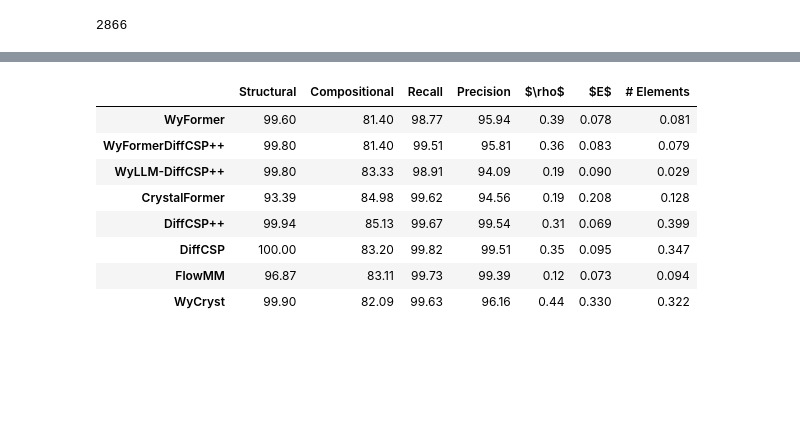
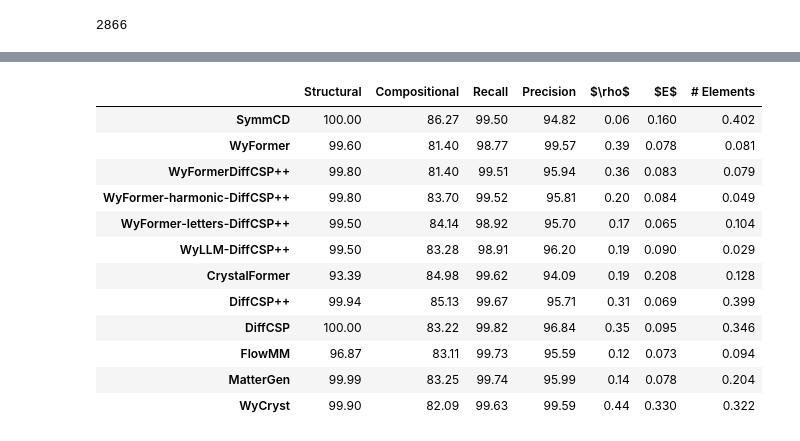
Before and after one commit to YamamotoTomiya/WyckoffTransformer, a Jupyter notebook: ICML_eval/MP_20_paper_eval.ipynb, the cells around one changed output, grey strips where cells are left out. Saved outputs shown, nothing was run; the diff lists cells and outputs as text; code cells hidden in the pictures; blank space fills up the shorter version.

```diff
--- a/ICML_eval/MP_20_paper_eval.ipynb
+++ b/ICML_eval/MP_20_paper_eval.ipynb
@@ -55,6 +56,5 @@ raw_datasets = {
 # %%
 all_datasets = load_all_from_config(
     datasets=list(datasets.values()) + list(raw_datasets.values()) + \
-        # [("split", "train"), ("split", "val"), ("split", "test"), ("WyckoffTransformer", "CrySPR", "CHGNet_fix")],
-        [("split", "train"), ("split", "val"), ("split", "test"), ("MatterGen", "CHGNet_fix")],
+        [("split", "train"), ("split", "val"), ("split", "test"), ("WyckoffTransformer", "CrySPR", "CHGNet_fix")],
     dataset_name="mp_20")
@@ -221,4 +244 @@ MatterGen unique: 1000 / 1000 = 100.000%
 | train | 100.0 | 0.201 | 100.0 | 89.9 | 99.9 | 96.683617 | 0.083239 | 0.038549 | ... |
-# %%
-for name, transformations in tqdm([("train", ("split", "train"))]+list(datasets.items())):
-    print(f"{name} {transformations}S.U.N. = {table.loc[name, 'S.U.N. (%)']:.2f}%")
@@ -317,0 +245,17 @@ MatterGen unique: 1000 / 1000 = 100.000%
+# %%
+import numpy as np
+def get_observation(name, column, n_structures=1000):
+    all_observations = np.zeros(n_structures)
+    all_observations[:int(table.at[name, column])] = 1.
+    return all_observations
+
+def compare_binary_columns(name1, name2, column):
+    obs1 = get_observation(name1, column)
+    obs2 = get_observation(name2, column)
+    return ttest_ind(obs1, obs2)
+
+for name in datasets:
+    try:
+        print(name, compare_binary_columns("WyForDiffCSP++", name, "Novel Uniques Templates (#)").pvalue)
+    except ValueError:
+        print(f"Failed to compare {name} with WyForDiffCSP++ for Novel Uniques Templates (#)")
@@ -500,7 +436,7 @@ cdvae_table = pd.DataFrame(index=pd.Index(datasets.keys(), tupleize_cols=False),
         "Structural", "Compositional",
         "Recall", "Precision",
         r"$\rho$", "$E$", "# Elements"])
-sample_size = 992
+sample_size_for_precision = 1000
 for name, transformations in tqdm(datasets.items()):
     dataset = all_datasets[transformations]
     if "structure" in dataset.data.columns:
@@ -508,12 +444,15 @@ for name, transformations in tqdm(datasets.items()):
         cdvae_table.loc[name, "Structural"] = 100*dataset.data.structural_validity.mean()
         valid = dataset.data[dataset.data.naive_validity]
         cov_metrics = raw_test_evaluator.get_coverage(valid.cdvae_crystal)
+        if len(valid) > sample_size_for_precision:
+            valid_precision_sample = valid.sample(sample_size_for_precision, random_state=42, replace=False)
+            cov_metrics_subsampled = raw_test_evaluator.get_coverage(valid_precision_sample.cdvae_crystal)
+            cdvae_table.loc[name, "Precision"] = 100*cov_metrics_subsampled["cov_precision"]
+        else:
+            cdvae_table.loc[name, "Precision"] = 100*cov_metrics["cov_precision"]
         cdvae_table.loc[name, "Recall"] = 100*cov_metrics["cov_recall"]
-        cdvae_table.loc[name, "Precision"] = 100*cov_metrics["cov_precision"]
         cdvae_table.loc[name, r"$\rho$"] = raw_test_evaluator.get_density_emd(valid)
         cdvae_table.loc[name, "$E$"] = raw_test_evaluator.get_cdvae_e_emd(valid)
         cdvae_table.loc[name, "# Elements"] = raw_test_evaluator.get_num_elements_emd(valid)
-cdvae_table.to_csv("tables/cdvae_metrics_table.csv")
-prettify(cdvae_table).to_latex("tables/cdvae_metrics_table.tex", siunitx=True, convert_css=True)
 prettify(cdvae_table)
 # %% [output]
@@ -521,33 +477,40 @@ NameError: name 'evaluation' is not defined
 # %%
 raw_test_evaluator = evaluation.statistical_evaluator.StatisticalEvaluator(all_datasets[('split', 'test')].data)
 cdvae_table = pd.DataFrame(index=pd.Index(raw_datasets.keys(), tupleize_cols=False),
     columns=[
         "Structural", "Compositional",
         "Recall", "Precision",
         r"$\rho$", "$E$", "# Elements"])
-sample_size = 992
+sample_size = 1000
 for name, transformations in tqdm(list(raw_datasets.items())):
     dataset = all_datasets[transformations]
     if "structure" in dataset.data.columns:
         cdvae_table.loc[name, "Compositional"] = 100*dataset.data.smact_validity.mean()
         cdvae_table.loc[name, "Structural"] = 100*dataset.data.structural_validity.mean()
         valid = dataset.data[dataset.data.naive_validity]
+        if len(valid) > sample_size_for_precision:
+            valid_precision_sample = valid.sample(sample_size_for_precision, random_state=42, replace=False)
+            cov_metrics_subsampled = raw_test_evaluator.get_coverage(valid_precision_sample.cdvae_crystal)
+            cdvae_table.loc[name, "Precision"] = 100*cov_metrics_subsampled["cov_precision"]
+        else:
+            cdvae_table.loc[name, "Precision"] = 100*cov_metrics["cov_precision"]
         cov_metrics = raw_test_evaluator.get_coverage(valid.cdvae_crystal)
         cdvae_table.loc[name, "Recall"] = 100*cov_metrics["cov_recall"]
-        cdvae_table.loc[name, "Precision"] = 100*cov_metrics["cov_precision"]
         cdvae_table.loc[name, r"$\rho$"] = raw_test_evaluator.get_density_emd(valid)
         cdvae_table.loc[name, "$E$"] = raw_test_evaluator.get_cdvae_e_emd(valid)
         cdvae_table.loc[name, "# Elements"] = raw_test_evaluator.get_num_elements_emd(valid)
-cdvae_table.to_csv("tables/cdvae_metrics_no_relax_table.csv")
-prettify(cdvae_table).to_latex("tables/cdvae_metrics_no_relax_table.tex", siunitx=True, convert_css=True)
 prettify(cdvae_table)
 # %% [output]
 |  | Structural | Compositional | Recall | Precision | $\rho$ | $E$ | # Elements |
-| WyFormer | 99.60 | 81.40 | 98.77 | 95.94 | 0.39 | 0.078 | 0.081 |
-| WyFormerDiffCSP++ | 99.80 | 81.40 | 99.51 | 95.81 | 0.36 | 0.083 | 0.079 |
-| WyLLM-DiffCSP++ | 99.80 | 83.33 | 98.91 | 94.09 | 0.19 | 0.090 | 0.029 |
-| CrystalFormer | 93.39 | 84.98 | 99.62 | 94.56 | 0.19 | 0.208 | 0.128 |
-| DiffCSP++ | 99.94 | 85.13 | 99.67 | 99.54 | 0.31 | 0.069 | 0.399 |
-| DiffCSP | 100.00 | 83.20 | 99.82 | 99.51 | 0.35 | 0.095 | 0.347 |
-| FlowMM | 96.87 | 83.11 | 99.73 | 99.39 | 0.12 | 0.073 | 0.094 |
-| WyCryst | 99.90 | 82.09 | 99.63 | 96.16 | 0.44 | 0.330 | 0.322 |
+| SymmCD | 100.00 | 86.27 | 99.50 | 94.82 | 0.06 | 0.160 | 0.402 |
+| WyFormer | 99.60 | 81.40 | 98.77 | 99.57 | 0.39 | 0.078 | 0.081 |
+| WyFormerDiffCSP++ | 99.80 | 81.40 | 99.51 | 95.94 | 0.36 | 0.083 | 0.079 |
+| WyFormer-harmonic-DiffCSP++ | 99.80 | 83.70 | 99.52 | 95.81 | 0.20 | 0.084 | 0.049 |
+| WyFormer-letters-DiffCSP++ | 99.50 | 84.14 | 98.92 | 95.70 | 0.17 | 0.065 | 0.104 |
+| WyLLM-DiffCSP++ | 99.50 | 83.28 | 98.91 | 96.20 | 0.19 | 0.090 | 0.029 |
+| CrystalFormer | 93.39 | 84.98 | 99.62 | 94.09 | 0.19 | 0.208 | 0.128 |
+| DiffCSP++ | 99.94 | 85.13 | 99.67 | 95.71 | 0.31 | 0.069 | 0.399 |
+| DiffCSP | 100.00 | 83.22 | 99.82 | 96.84 | 0.35 | 0.095 | 0.346 |
+| FlowMM | 96.87 | 83.11 | 99.73 | 95.59 | 0.12 | 0.073 | 0.094 |
+| MatterGen | 99.99 | 83.25 | 99.74 | 95.99 | 0.14 | 0.078 | 0.204 |
+| WyCryst | 99.90 | 82.09 | 99.63 | 99.59 | 0.44 | 0.330 | 0.322 |
```
Also changed, not shown: parts of 26 cells of this notebook, 3 other files.
